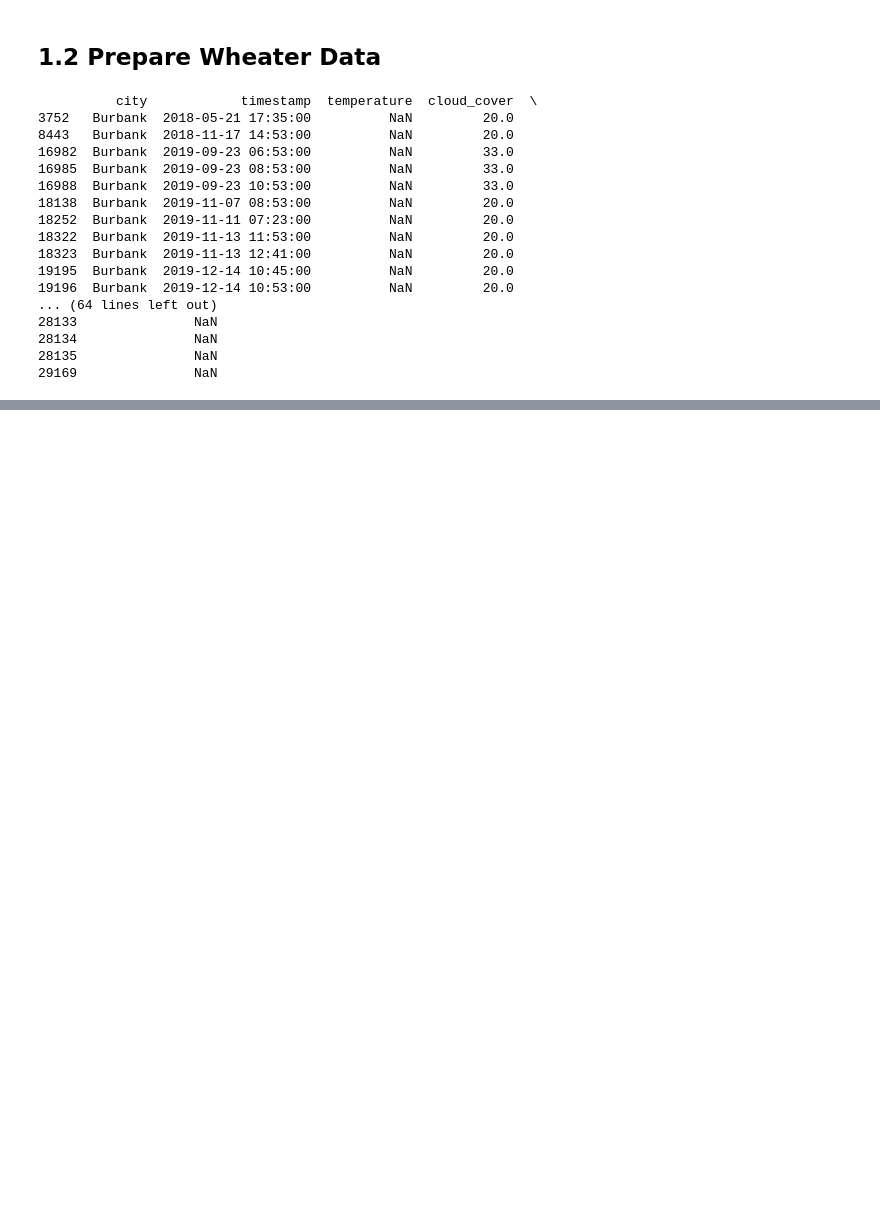
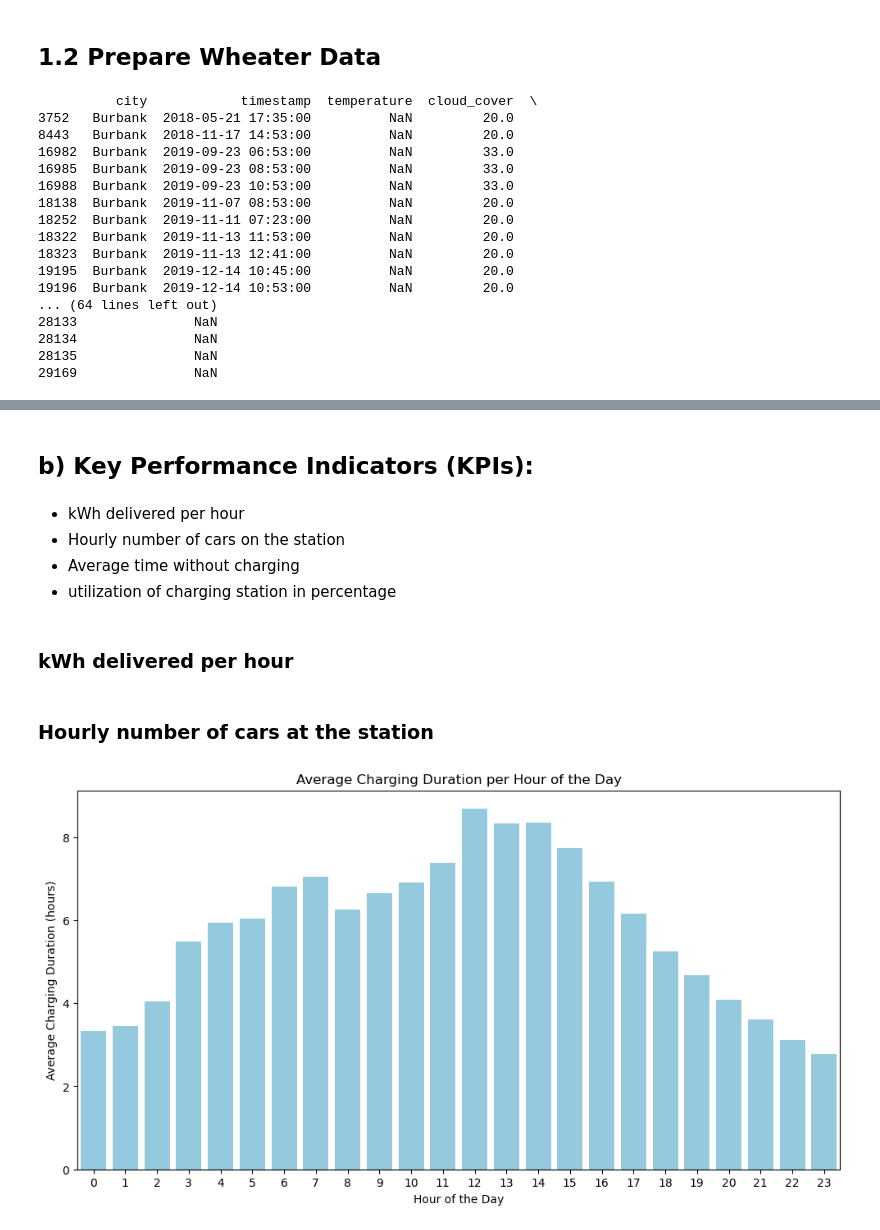
Before and after one commit to engelsm/BornMLs, a Jupyter notebook: AA.ipynb, the cells around one changed output, grey strips where cells are left out. Cells and saved outputs as stored; diff of their text form; code cells hidden in the pictures; blank space fills up the shorter version.

```diff
--- a/AA.ipynb
+++ b/AA.ipynb
@@ -203,0 +398,9 @@ merged_df = pd.merge_asof(raw_data_sessions, raw_data_wheater, left_on='connecti
+# %% [markdown]
+## b) Key Performance Indicators (KPIs):
+# %% [markdown]
+* kWh delivered per hour
+* Hourly number of cars on the station
+* Average time without charging
+* utilization of charging station in percentage
+# %% [markdown]
+### kWh delivered per hour
@@ -203,0 +419,2 @@ merged_df = pd.merge_asof(raw_data_sessions, raw_data_wheater, left_on='connecti
+# %% [markdown]
+### Hourly number of cars at the station
@@ -203,0 +428,20 @@ merged_df = pd.merge_asof(raw_data_sessions, raw_data_wheater, left_on='connecti
+# %%
+#Utilization rate: (average charging duration of sessions over the day)
+#Calculate charging duration in hours
+merged_df['charging_duration'] = (merged_df['disconnectTime'] - merged_df['connectionTime']).dt.total_seconds() / 3600
+
+#Extract hour from 'connectionTime'
+merged_df['hour'] = merged_df['connectionTime'].dt.hour
+
+#Group by hour and calculate the average charging duration
+average_charging_duration_per_hour = merged_df.groupby('hour')['charging_duration'].mean()
+
+#Plotting
+plt.figure(figsize=(12, 6))
+sns.barplot(x=average_charging_duration_per_hour.index, y=average_charging_duration_per_hour.values, color='skyblue')
+plt.title('Average Charging Duration per Hour of the Day')
+plt.xlabel('Hour of the Day')
+plt.ylabel('Average Charging Duration (hours)')
+plt.show()
+# %% [output]
+[figure, added]
```
Also changed, not shown: parts of 54 cells of this notebook.
